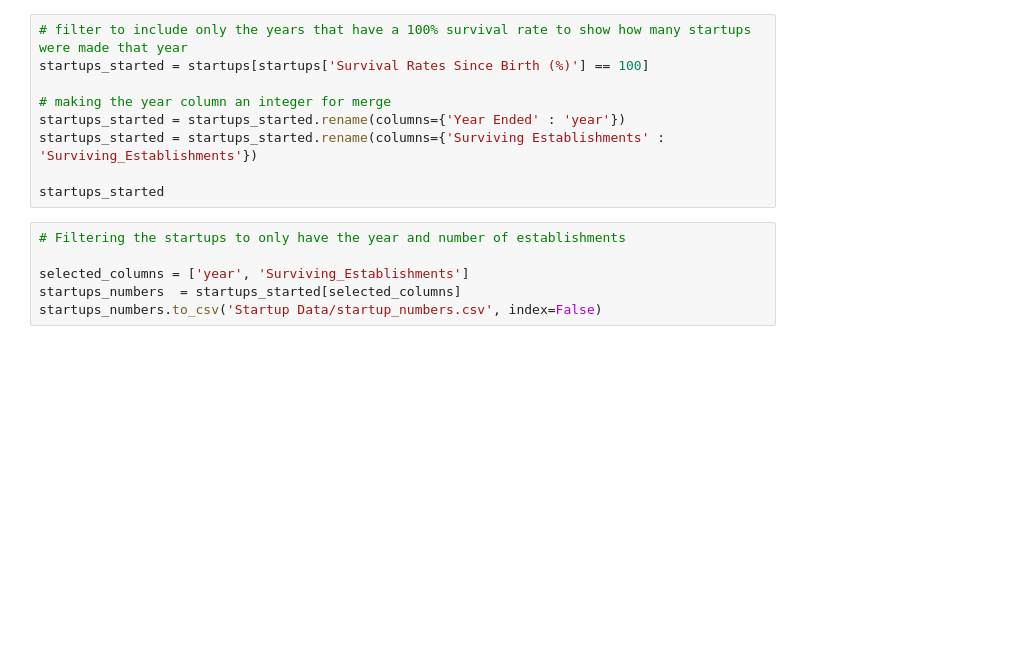
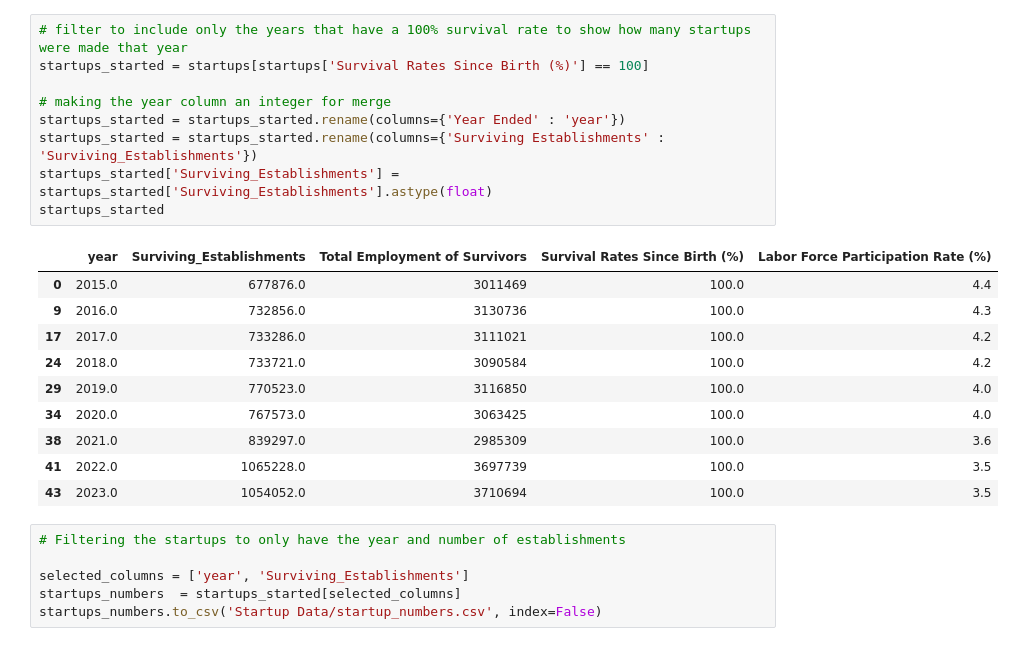
Before and after one commit to Keith-Cheung/FIN377-Final-Project, a Jupyter notebook: build_sample.ipynb, the cells around one changed output. Saved outputs shown, nothing was run; the diff lists cells and outputs as text; blank space fills up the shorter version.

```diff
--- a/build_sample.ipynb
+++ b/build_sample.ipynb
@@ -10,12 +32,23 @@ startups
 # %%
 # filter to include only the years that have a 100% survival rate to show how many startups were made that year
 startups_started = startups[startups['Survival Rates Since Birth (%)'] == 100]
 
 # making the year column an integer for merge
 startups_started = startups_started.rename(columns={'Year Ended' : 'year'})
 startups_started = startups_started.rename(columns={'Surviving Establishments' : 'Surviving_Establishments'})
-
+startups_started['Surviving_Establishments'] = startups_started['Surviving_Establishments'].astype(float)
 startups_started
+# %% [output]
+|  | year | Surviving_Establishments | Total Employment of Survivors | Survival Rates Since Birth (%) | Labor Force Participation Rate (%) |
+| 0 | 2015.0 | 677876.0 | 3011469 | 100.0 | 4.4 |
+| 9 | 2016.0 | 732856.0 | 3130736 | 100.0 | 4.3 |
+| 17 | 2017.0 | 733286.0 | 3111021 | 100.0 | 4.2 |
+| 24 | 2018.0 | 733721.0 | 3090584 | 100.0 | 4.2 |
+| 29 | 2019.0 | 770523.0 | 3116850 | 100.0 | 4.0 |
+| 34 | 2020.0 | 767573.0 | 3063425 | 100.0 | 4.0 |
+| 38 | 2021.0 | 839297.0 | 2985309 | 100.0 | 3.6 |
+| 41 | 2022.0 | 1065228.0 | 3697739 | 100.0 | 3.5 |
+| 43 | 2023.0 | 1054052.0 | 3710694 | 100.0 | 3.5 |
 # %%
 # Filtering the startups to only have the year and number of establishments
 
```
Also changed, not shown: parts of 14 cells of this notebook, 2 other files.
